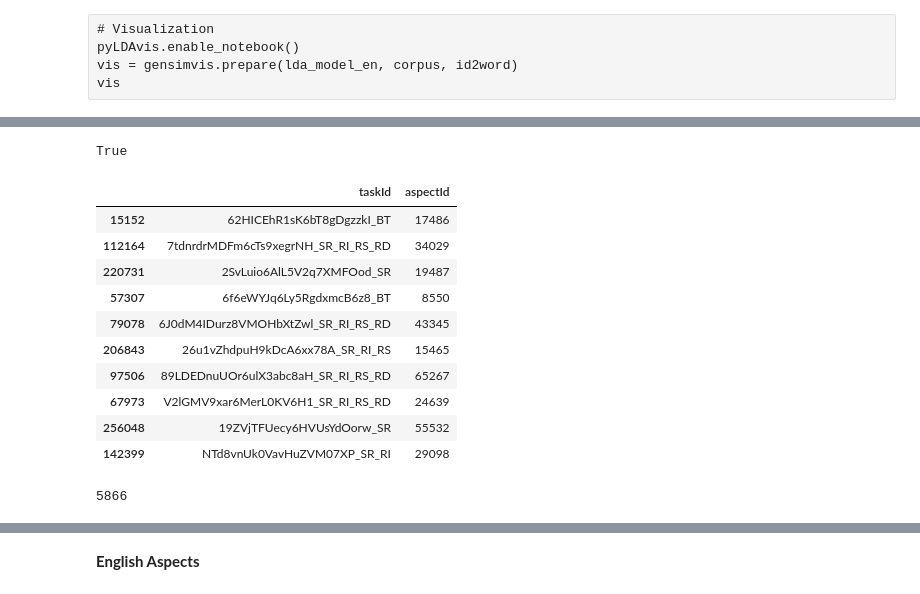
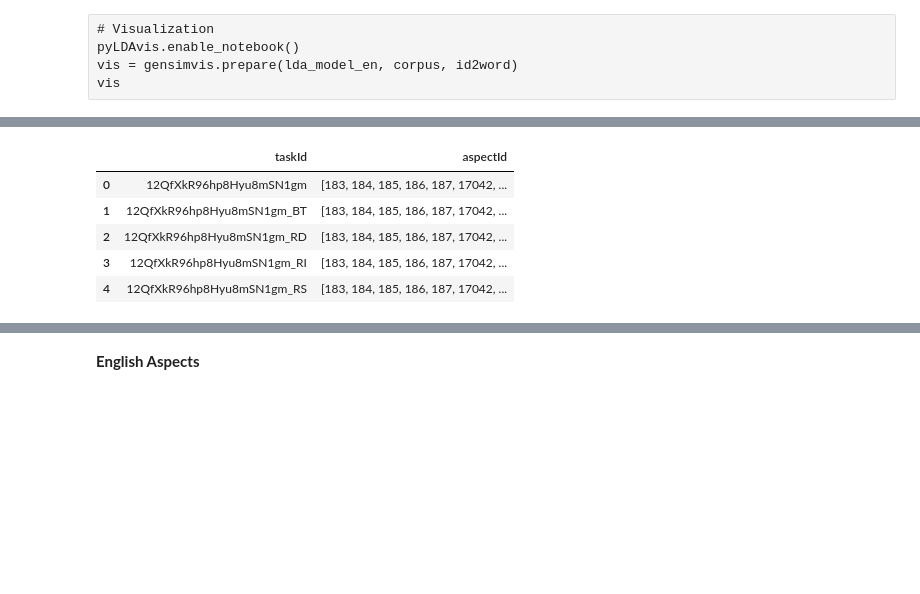
Before and after one commit to ghalifaten/master_thesis, a Jupyter notebook: 5_LDA.ipynb, the cells around one changed output, grey strips where cells are left out. Cells and saved outputs as stored; diff of their text form; code cells hidden in the pictures; blank space fills up the shorter version.

```diff
--- a/5_LDA.ipynb
+++ b/5_LDA.ipynb
@@ -266,22 +242,10 @@ df_tasks_topics.tail(10)
-# %%
-"8gooLcJt0bz7yVHSaWd0MM" in df_tasks_topics["taskId"].unique()
-# %% [output]
-True
-# %%
-df_aspects.sample(10)
-# %% [output]
-|  | taskId | aspectId |
-| 15152 | 62HICEhR1sK6bT8gDgzzkI_BT | 17486 |
-| 112164 | 7tdnrdrMDFm6cTs9xegrNH_SR_RI_RS_RD | 34029 |
-| 220731 | 2SvLuio6AlL5V2q7XMFOod_SR | 19487 |
-| 57307 | 6f6eWYJq6Ly5RgdxmcB6z8_BT | 8550 |
-| 79078 | 6J0dM4IDurz8VMOHbXtZwl_SR_RI_RS_RD | 43345 |
-| 206843 | 26u1vZhdpuH9kDcA6xx78A_SR_RI_RS | 15465 |
-| 97506 | 89LDEDnuUOr6ulX3abc8aH_SR_RI_RS_RD | 65267 |
-| 67973 | V2lGMV9xar6MerL0KV6H1_SR_RI_RS_RD | 24639 |
-| 256048 | 19ZVjTFUecy6HVUsYdOorw_SR | 55532 |
-| 142399 | NTd8vnUk0VavHuZVM07XP_SR_RI | 29098 |
-# %%
-len(df_aspects.taskId.unique())
-# %% [output]
-5866
+# %%
+df_task_to_aspects = df_taskaspects.groupby(by="taskId")["aspectId"].apply(list).reset_index()
+df_task_to_aspects.head()
+# %% [output]
+|  | taskId | aspectId |
+| 0 | 12QfXkR96hp8Hyu8mSN1gm | [183, 184, 185, 186, 187, 17042, ... |
+| 1 | 12QfXkR96hp8Hyu8mSN1gm_BT | [183, 184, 185, 186, 187, 17042, ... |
+| 2 | 12QfXkR96hp8Hyu8mSN1gm_RD | [183, 184, 185, 186, 187, 17042, ... |
+| 3 | 12QfXkR96hp8Hyu8mSN1gm_RI | [183, 184, 185, 186, 187, 17042, ... |
+| 4 | 12QfXkR96hp8Hyu8mSN1gm_RS | [183, 184, 185, 186, 187, 17042, ... |
```
Also changed, not shown: parts of 32 cells of this notebook, 40 other files.
